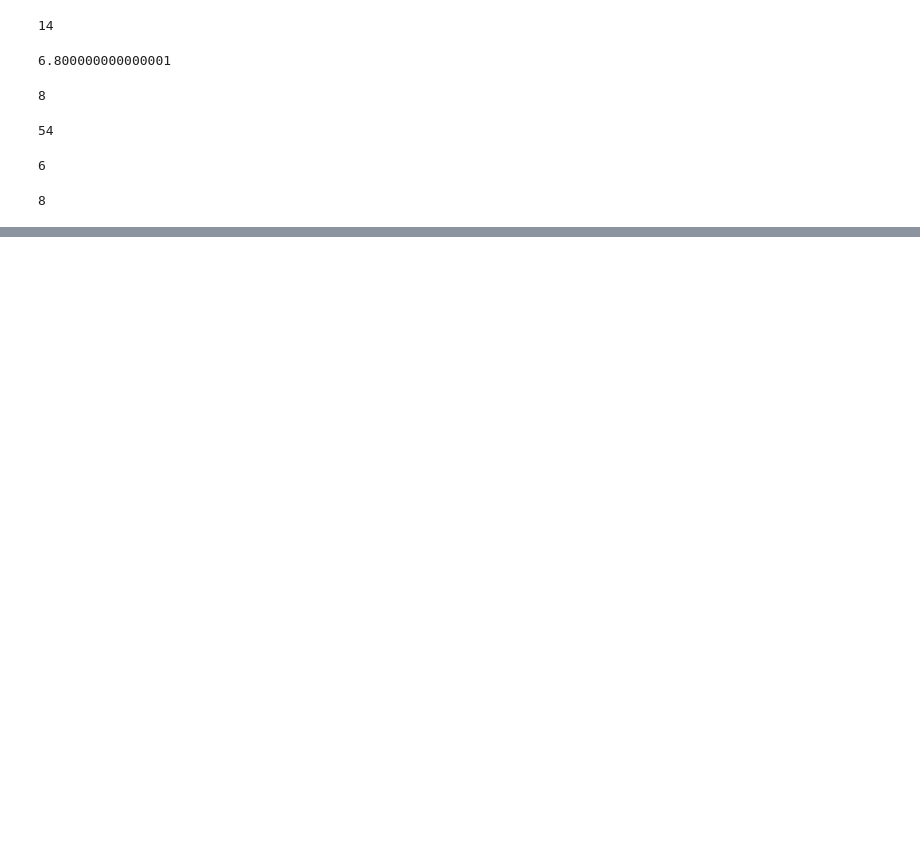
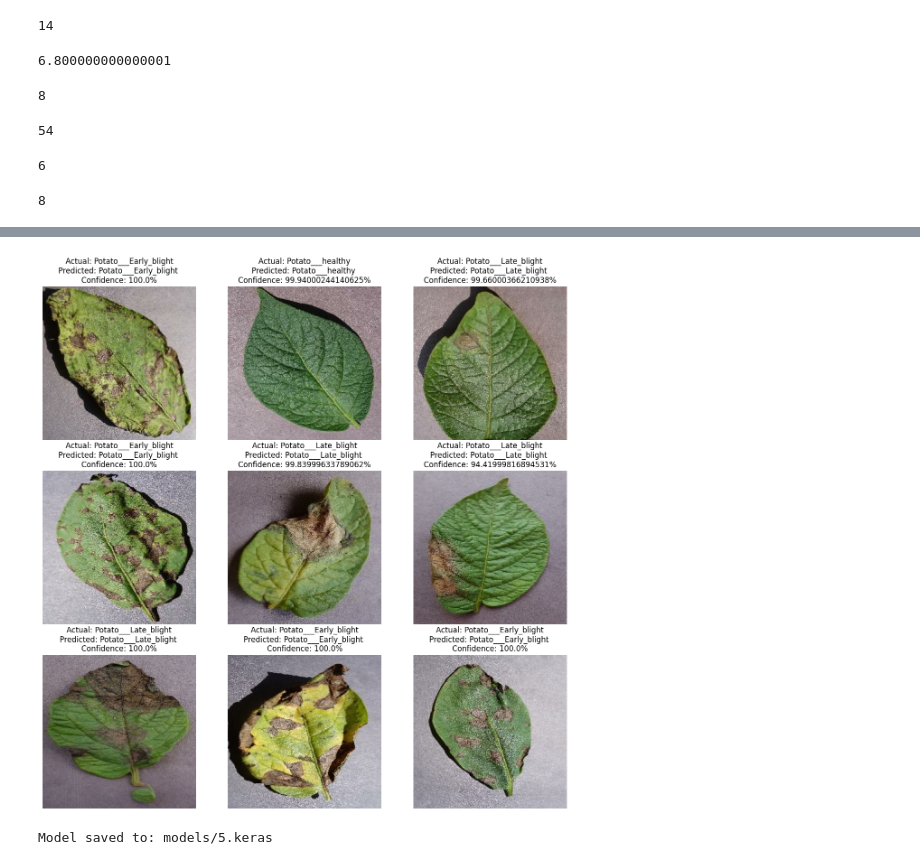
Before and after one commit to JatinSinghDagar/PotatoDiseaseIdentification, a Jupyter notebook: model-training.ipynb, the cells around one changed output, grey strips where cells are left out. Drawn from its saved outputs; the diff is of its cells as text; code cells hidden in the pictures; blank space fills up the shorter version.

```diff
--- a/model-training.ipynb
+++ b/model-training.ipynb
@@ -296,0 +253,24 @@ Model saved to: models/1.keras
+# %%
+def predict(model, img):
+    img_array = tf.keras.preprocessing.image.img_to_array(img)
+    img_array = tf.expand_dims(img_array, 0)  # Create a batch
+
+    predictions = model.predict(img_array)
+    predicted_class = class_names[np.argmax(predictions[0])]
+    confidence = round(100 * (np.max(predictions[0])), 2)
+
+    return predicted_class, confidence
+# %%
+plt.figure(figsize=(15, 15))
+for images, labels in test_ds.take(1):
+    for i in range(9):
+        ax = plt.subplot(3, 3, i + 1)
+        plt.imshow(images[i].numpy().astype("uint8"))
+        predicted_class, confidence = predict(model, images[i])
+
+        actual_class = class_names[labels[i]]
+        plt.axis("off")
+        plt.title(
+            f"Actual: {actual_class}\nPredicted: {predicted_class} \nConfidence: {confidence}%"
+        )
+# %% [output]
@@ -296,0 +286,18 @@ Model saved to: models/1.keras
+[figure, added]
+# %%
+# ===== 8) Save model safely (versioned) =====
+import os
+
+os.makedirs("models", exist_ok=True)
+# Find next integer version and save with .keras extension (required by Keras 3)
+existing = [
+    int(d.split(".")[0])
+    for d in os.listdir("models")
+    if d.split(".")[0].isdigit() and d.endswith(".keras")
+]
+model_version = (max(existing) + 1) if existing else 1
+save_path = f"models/{model_version}.keras"
+model.save(save_path)  # <- has .keras extension
+print(f"Model saved to: {save_path}")
+# %% [output]
+Model saved to: models/5.keras
```
Also changed, not shown: parts of 21 cells of this notebook.
